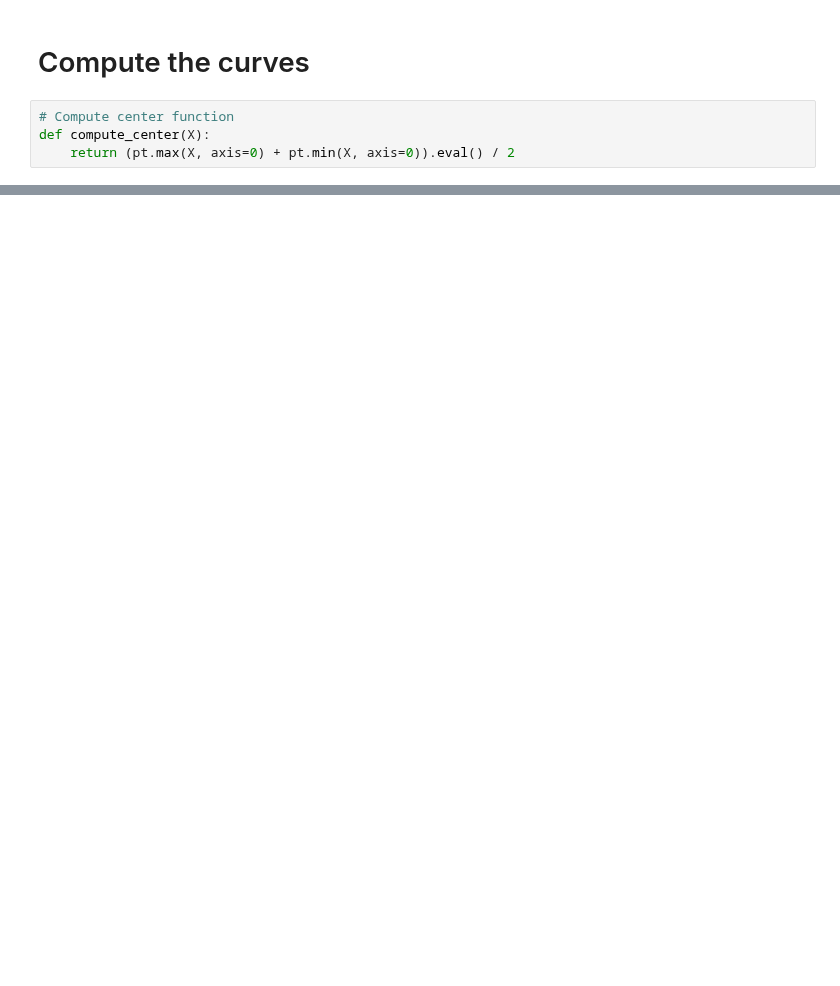
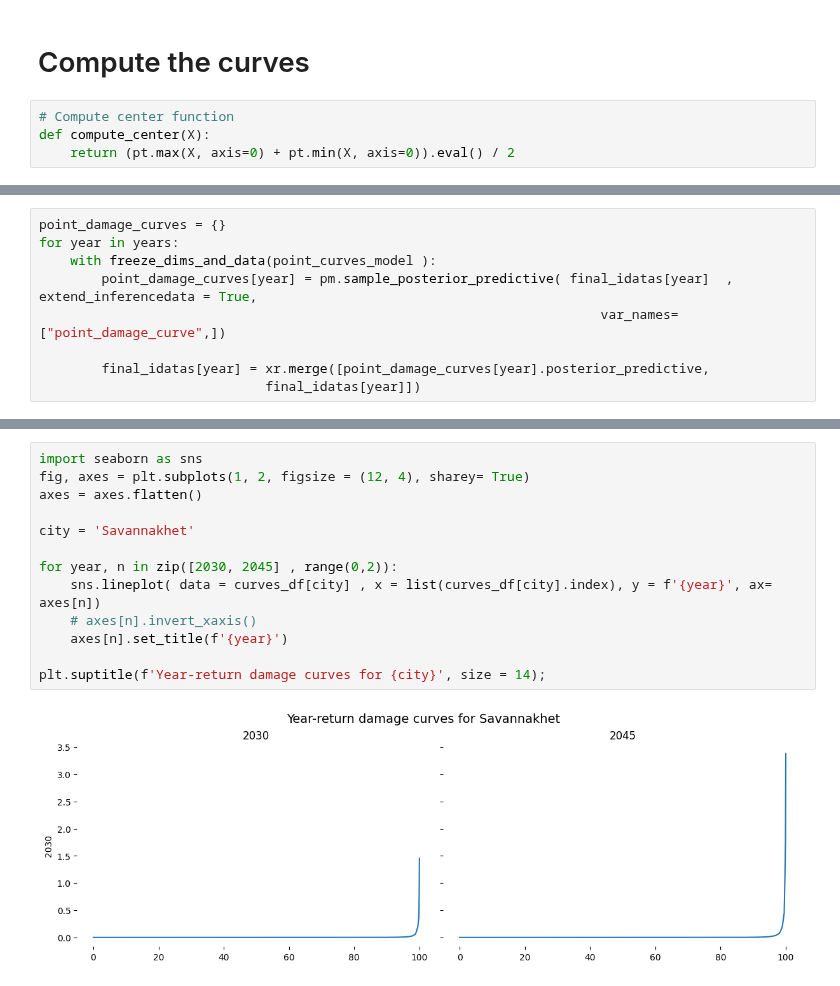
Before and after one commit to jessegrabowski/laos-climate-change, a Jupyter notebook: notebooks/final_paper/04_damage_curves.ipynb, the cells around one changed output, grey strips where cells are left out. Cells and saved outputs as stored; diff of their text form; blank space fills up the shorter version.

```diff
--- a/notebooks/final_paper/04_damage_curves.ipynb
+++ b/notebooks/final_paper/04_damage_curves.ipynb
@@ -1031,0 +1051,9 @@ TypeError: len() of unsized object
+# %%
+point_damage_curves = {}
+for year in years:
+    with freeze_dims_and_data(point_curves_model ):
+        point_damage_curves[year] = pm.sample_posterior_predictive( final_idatas[year]  ,  extend_inferencedata = True,
+                                                                        var_names=["point_damage_curve",])
+
+        final_idatas[year] = xr.merge([point_damage_curves[year].posterior_predictive,
+                             final_idatas[year]])
@@ -1031,0 +1151,15 @@ TypeError: len() of unsized object
+# %%
+import seaborn as sns
+fig, axes = plt.subplots(1, 2, figsize = (12, 4), sharey= True)
+axes = axes.flatten()
+
+city = 'Savannakhet'
+
+for year, n in zip([2030, 2045] , range(0,2)):
+    sns.lineplot( data = curves_df[city] , x = list(curves_df[city].index), y = f'{year}', ax= axes[n])
+    # axes[n].invert_xaxis()
+    axes[n].set_title(f'{year}')
+
+plt.suptitle(f'Year-return damage curves for {city}', size = 14);
+# %% [output]
+[figure, added]
```
Also changed, not shown: parts of 49 cells of this notebook.
